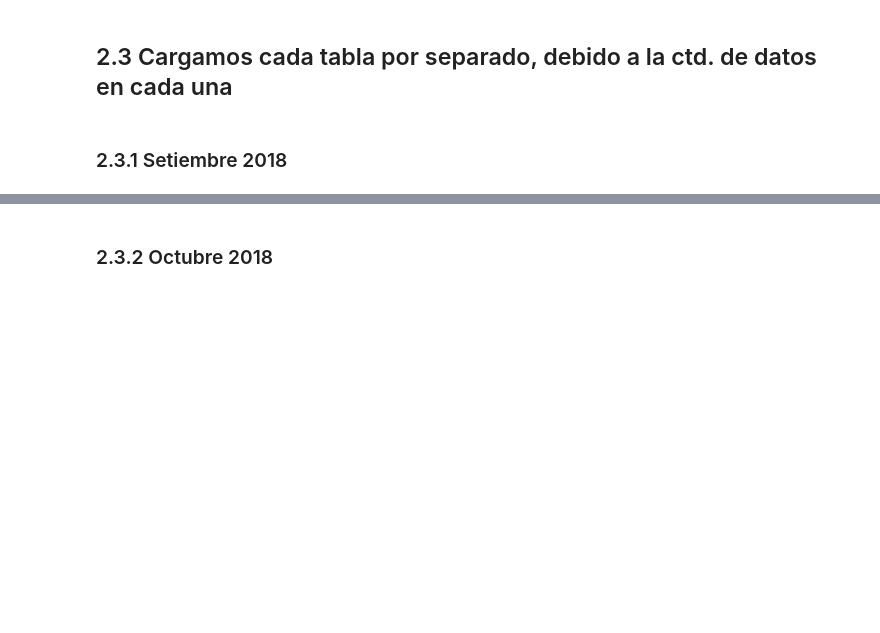
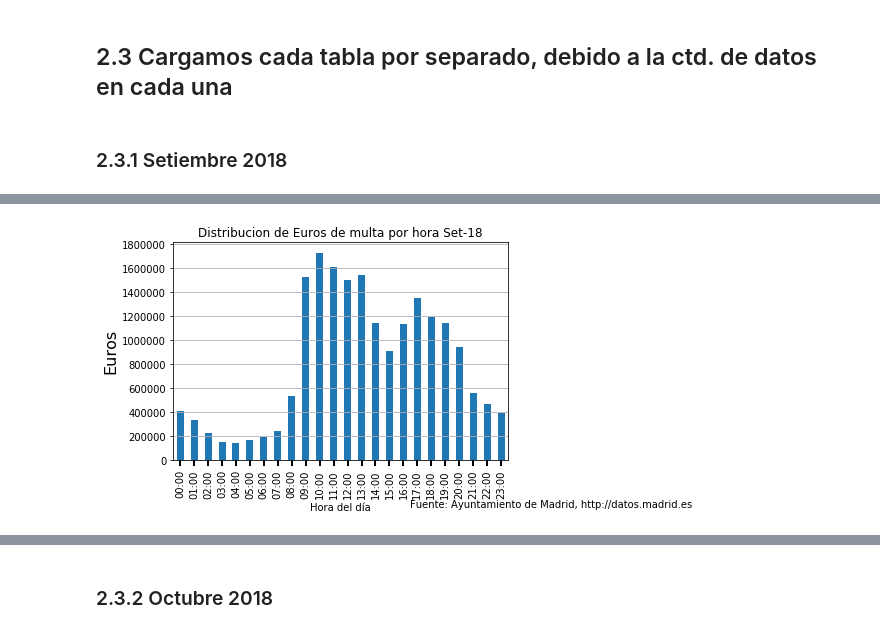
Before and after one commit to edisonsalinas/Proyecto_python, a Jupyter notebook: Trabajo_Final.ipynb, the cells around one changed output, grey strips where cells are left out. Saved outputs shown, nothing was run; the diff lists cells and outputs as text; code cells hidden in the pictures; blank space fills up the shorter version.

```diff
--- a/Trabajo_Final.ipynb
+++ b/Trabajo_Final.ipynb
@@ -135,0 +224,16 @@ set18
+# %%
+set18_euros=set18.sort_values('HORA').groupby("hora_entera",sort=False).IMPORTE_MULTA
+fig1 = plt.figure()
+ax1 = fig1.add_subplot(1,1,1)
+ax1 = set18_euros.sum().plot.bar()
+ax1.locator_params(axis='y',nbins=10)
+ax1.set_xlabel('Hora del día')
+ax1.set_ylabel('Euros',size=16)
+ax1.tick_params(axis='x',direction='out', length=6, width=2, colors='black')
+#ax1.set_xticklabels(set18_euros['hora_entera'])
+ax1.grid(axis='y')
+ax1.set_title('Distribucion de Euros de multa por hora Set-18')
+fig1.suptitle('Fuente: Ayuntamiento de Madrid, http://datos.madrid.es',size=10,x=1,y=-0.01)
+fig.savefig('euros_hora',bbox_inches = 'tight')
+# %% [output]
+[figure, added]
```
Also changed, not shown: parts of 30 cells of this notebook.
